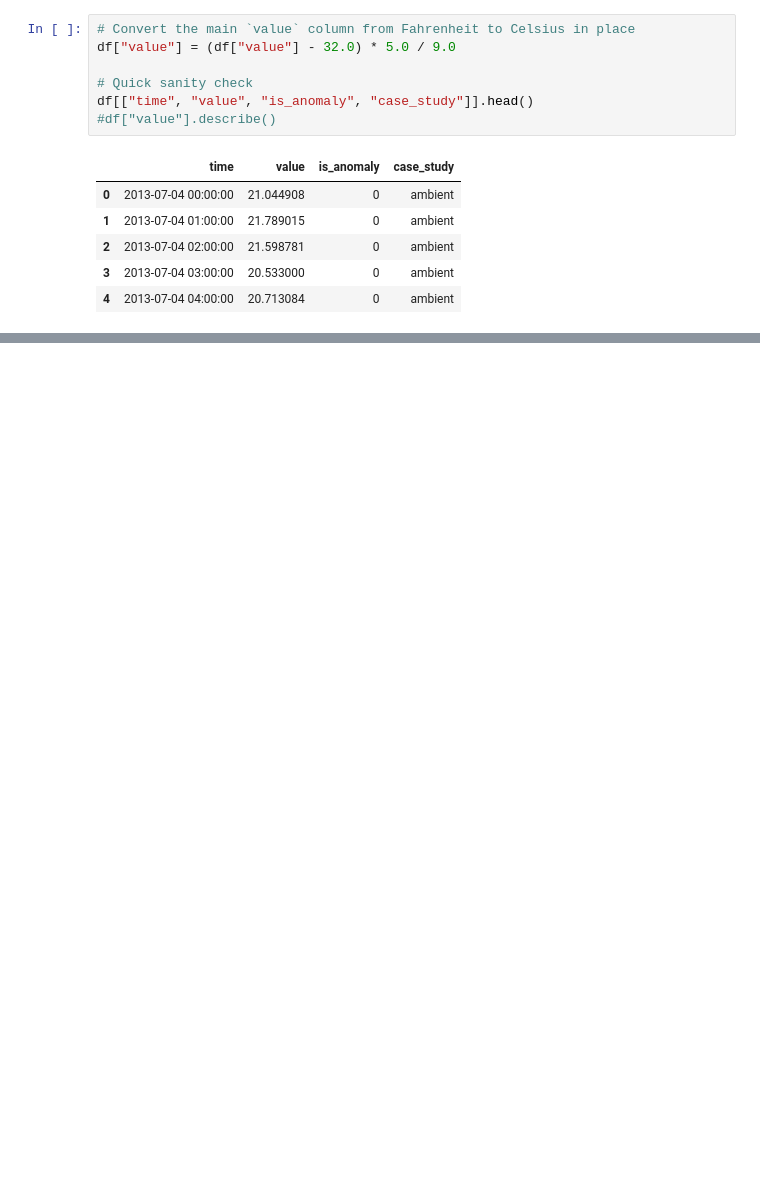
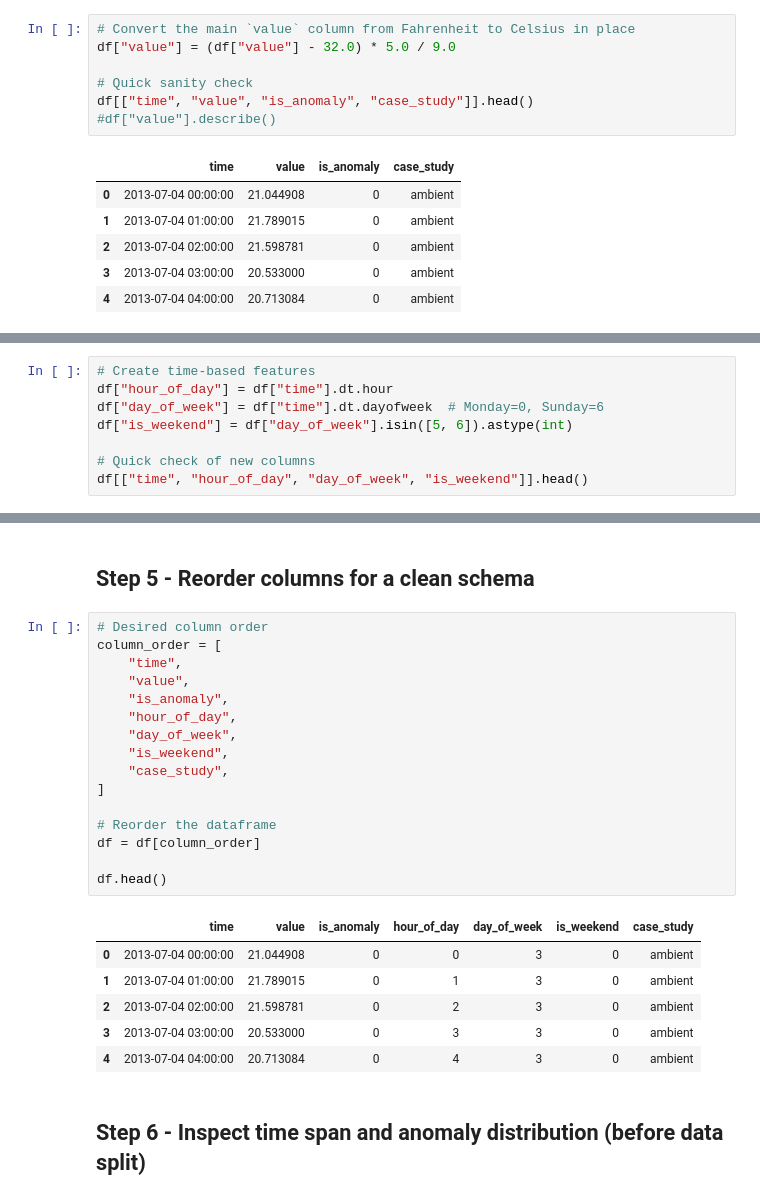
Before and after one commit to Nandipha996/Anomaly-Detection-Research, a Jupyter notebook: notebooks/02_ambient_temperature_preprocessing.ipynb, the cells around one changed output, grey strips where cells are left out. Cells and saved outputs as stored; diff of their text form; blank space fills up the shorter version.

```diff
--- a/notebooks/02_ambient_temperature_preprocessing.ipynb
+++ b/notebooks/02_ambient_temperature_preprocessing.ipynb
@@ -142,0 +192,8 @@ Name: value, dtype: float64
+# %%
+# Create time-based features
+df["hour_of_day"] = df["time"].dt.hour
+df["day_of_week"] = df["time"].dt.dayofweek  # Monday=0, Sunday=6
+df["is_weekend"] = df["day_of_week"].isin([5, 6]).astype(int)
+
+# Quick check of new columns
+df[["time", "hour_of_day", "day_of_week", "is_weekend"]].head()
@@ -142,0 +220,27 @@ Name: value, dtype: float64
+# %% [markdown]
+## Step 5 - Reorder columns for a clean schema
+# %%
+# Desired column order
+column_order = [
+    "time",
+    "value",
+    "is_anomaly",
+    "hour_of_day",
+    "day_of_week",
+    "is_weekend",
+    "case_study",
+]
+
+# Reorder the dataframe
+df = df[column_order]
+
+df.head()
+# %% [output]
+|  | time | value | is_anomaly | hour_of_day | day_of_week | is_weekend | case_study |
+| 0 | 2013-07-04 00:00:00 | 21.044908 | 0 | 0 | 3 | 0 | ambient |
+| 1 | 2013-07-04 01:00:00 | 21.789015 | 0 | 1 | 3 | 0 | ambient |
+| 2 | 2013-07-04 02:00:00 | 21.598781 | 0 | 2 | 3 | 0 | ambient |
+| 3 | 2013-07-04 03:00:00 | 20.533000 | 0 | 3 | 3 | 0 | ambient |
+| 4 | 2013-07-04 04:00:00 | 20.713084 | 0 | 4 | 3 | 0 | ambient |
+# %% [markdown]
+## Step 6 - Inspect time span and anomaly distribution (before data split)
```
Also changed, not shown: parts of 26 cells of this notebook.
